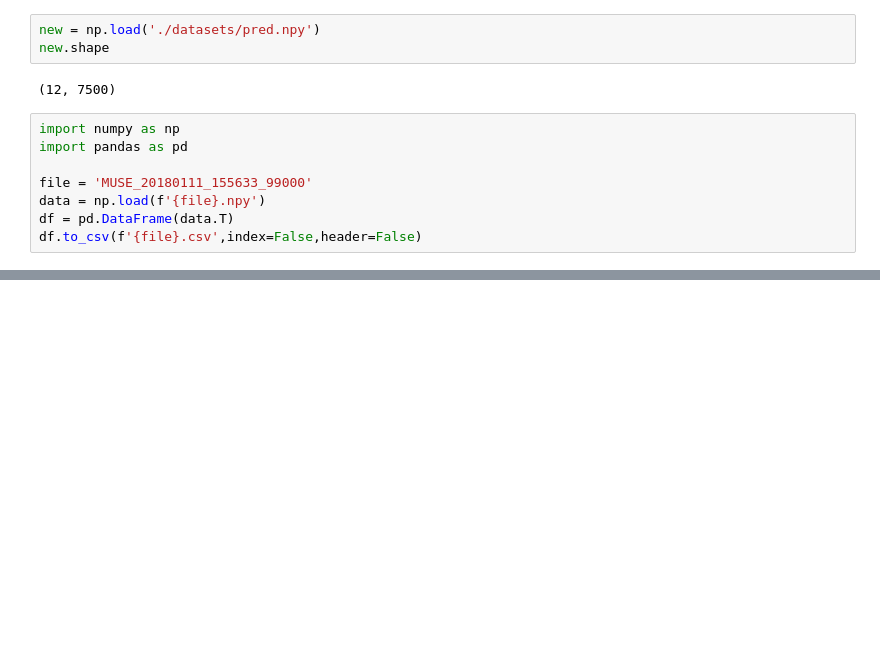
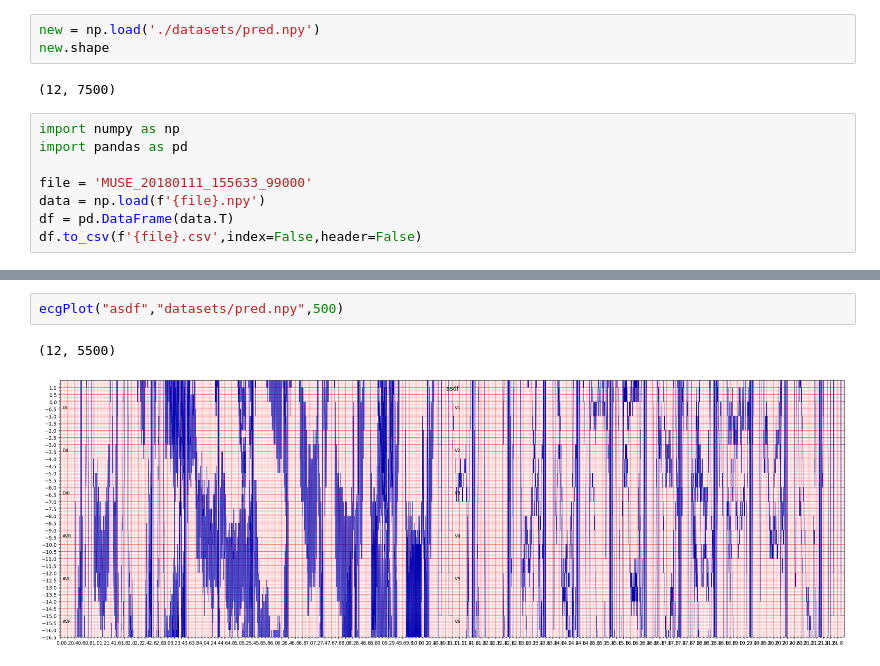
Before and after one commit to Agusbs98/Interface_of_automatic-ecg-diagnosis, a Jupyter notebook: Interfaz/interface.ipynb, the cells around one changed output, grey strips where cells are left out. Saved outputs shown, nothing was run; the diff lists cells and outputs as text; blank space fills up the shorter version.

```diff
--- a/Interfaz/interface.ipynb
+++ b/Interfaz/interface.ipynb
@@ -485,0 +518,5 @@ df.to_csv(f'{file}.csv',index=False,header=False)
+# %%
+ecgPlot("asdf","datasets/pred.npy",500)
+# %% [output]
+(12, 5500)
+[figure, added]
```
Also changed, not shown: parts of 9 cells of this notebook, 10 other files.
